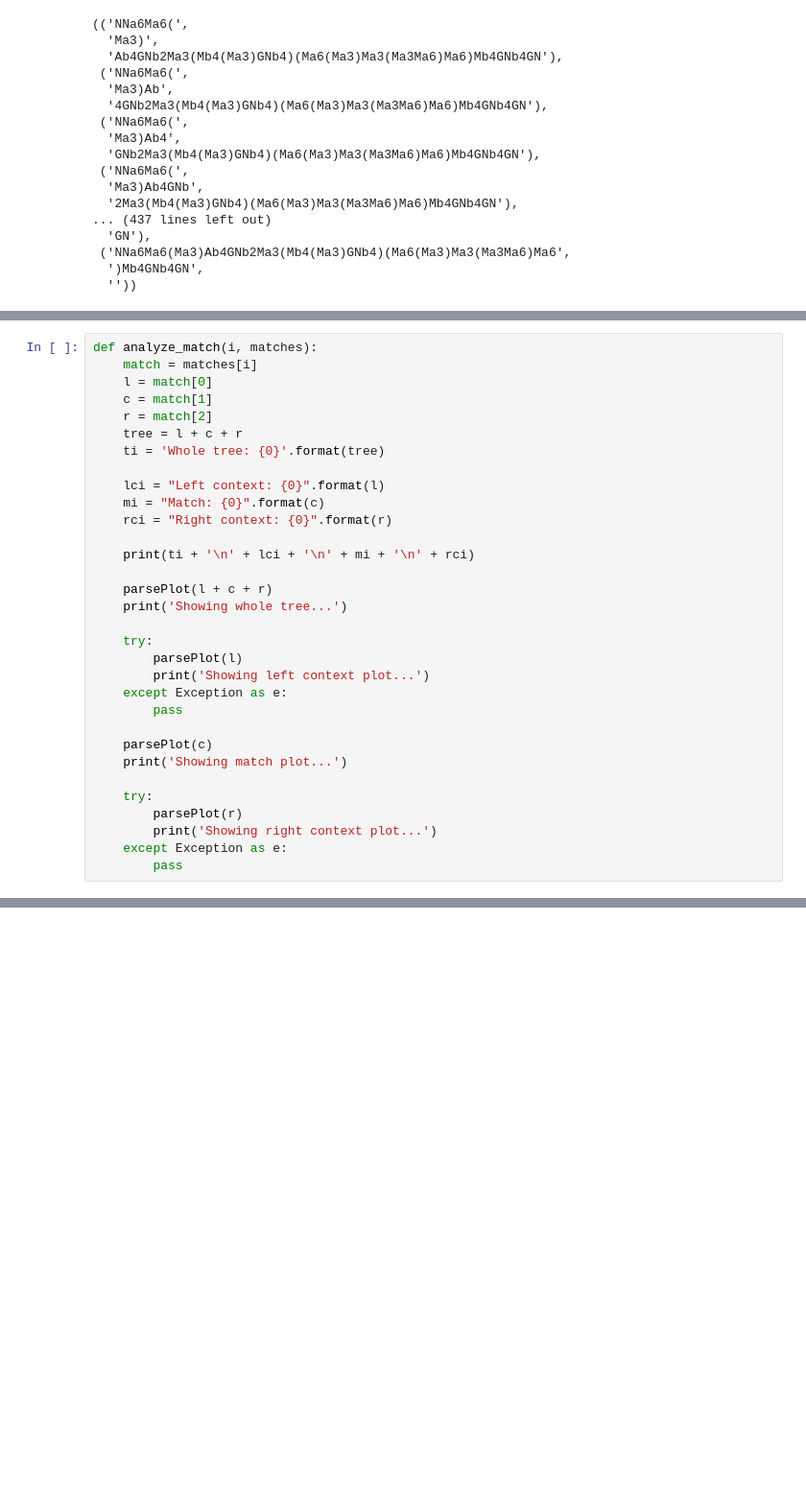
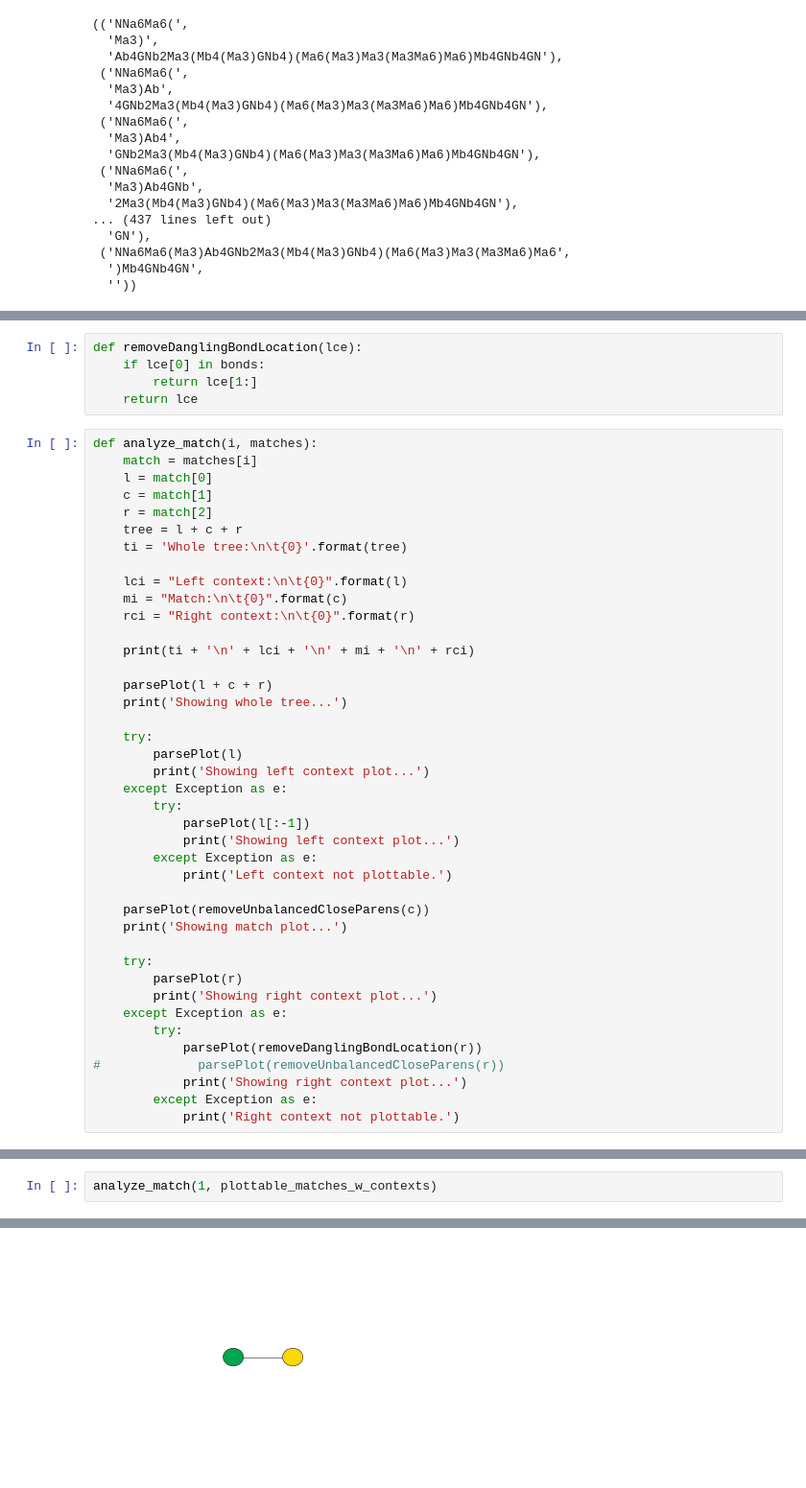
Before and after one commit to emeinhardt/gregex, a Jupyter notebook: gregex-dev.ipynb, the cells around one changed output, grey strips where cells are left out. Shown at 96% size. Drawn from its saved outputs; the diff is of its cells as text; blank space fills up the shorter version.

```diff
--- a/gregex-dev.ipynb
+++ b/gregex-dev.ipynb
@@ -1207,3 +1243,8 @@ plottable_matches_w_contexts
+# %%
+def removeDanglingBondLocation(lce):
+    if lce[0] in bonds:
+        return lce[1:]
+    return lce
 # %%
 def analyze_match(i, matches):
     match = matches[i]
@@ -1211,11 +1252,11 @@ def analyze_match(i, matches):
     c = match[1]
     r = match[2]
     tree = l + c + r
-    ti = 'Whole tree: {0}'.format(tree)
+    ti = 'Whole tree:\n\t{0}'.format(tree)
 
-    lci = "Left context: {0}".format(l)
-    mi = "Match: {0}".format(c)
-    rci = "Right context: {0}".format(r)
+    lci = "Left context:\n\t{0}".format(l)
+    mi = "Match:\n\t{0}".format(c)
+    rci = "Right context:\n\t{0}".format(r)
 
     print(ti + '\n' + lci + '\n' + mi + '\n' + rci)
 
@@ -1226,16 +1267,25 @@ def analyze_match(i, matches):
         parsePlot(l)
         print('Showing left context plot...')
     except Exception as e:
-        pass
+        try:
+            parsePlot(l[:-1])
+            print('Showing left context plot...')
+        except Exception as e:
+            print('Left context not plottable.')
 
-    parsePlot(c)
+    parsePlot(removeUnbalancedCloseParens(c))
     print('Showing match plot...')
 
     try:
         parsePlot(r)
         print('Showing right context plot...')
     except Exception as e:
-        pass
+        try:
+            parsePlot(removeDanglingBondLocation(r))
+#             parsePlot(removeUnbalancedCloseParens(r))
+            print('Showing right context plot...')
+        except Exception as e:
+            print('Right context not plottable.')
 # %%
 analyze_match(0, plottable_matches_w_contexts)
 # %% [output]
@@ -1251,0 +1308,3 @@ Showing right context plot...
+# %%
+analyze_match(1, plottable_matches_w_contexts)
+# %% [output]
@@ -1251,0 +1325 @@ Showing right context plot...
+[figure, added]
```
Also changed, not shown: parts of 36 cells of this notebook.
